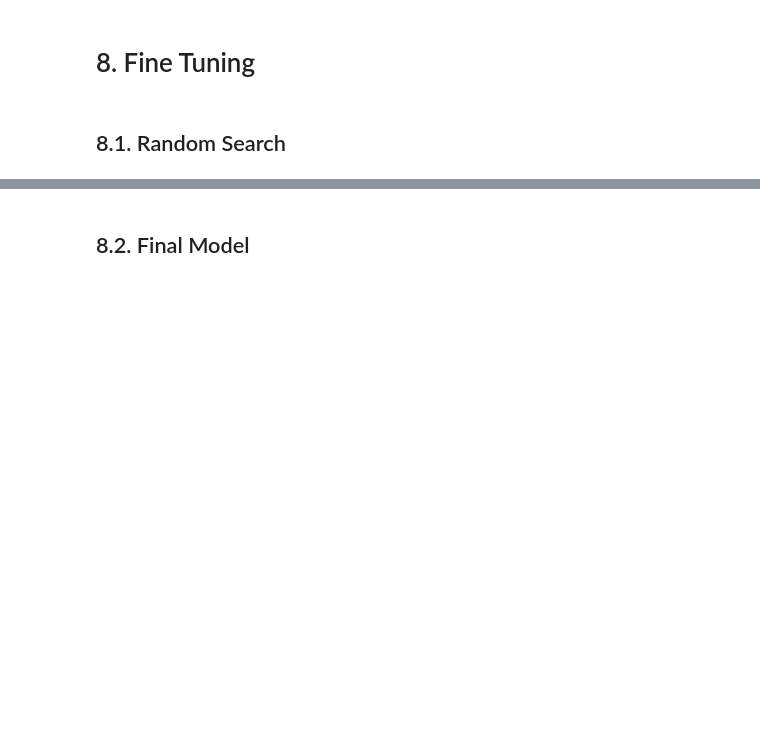
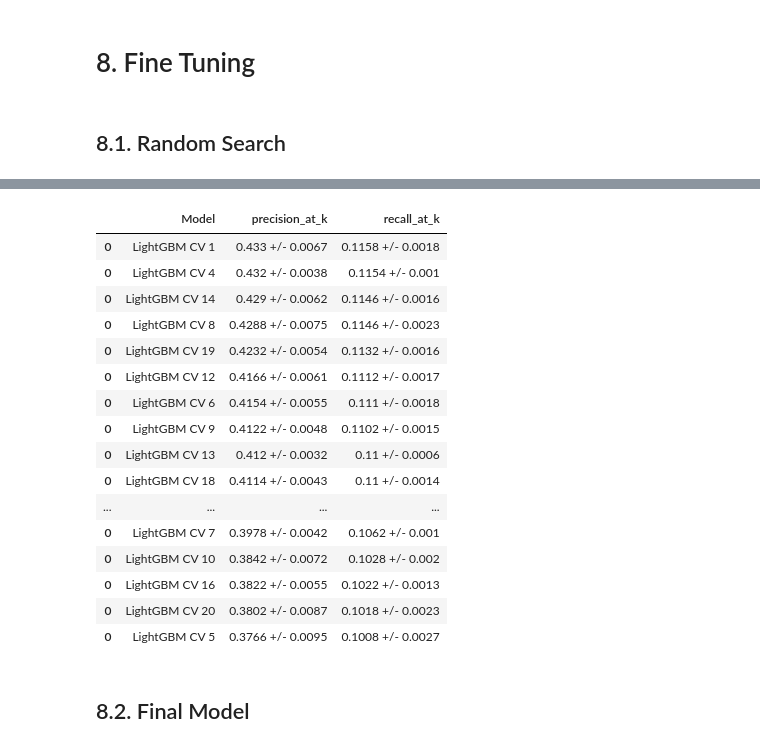
Before and after one commit to m4theus4ndr4de/classification-health-insurance-cross-sell, a Jupyter notebook: notebooks/model-development.ipynb, the cells around one changed output, grey strips where cells are left out. Saved outputs shown, nothing was run; the diff lists cells and outputs as text; code cells hidden in the pictures; blank space fills up the shorter version.

```diff
--- a/notebooks/model-development.ipynb
+++ b/notebooks/model-development.ipynb
@@ -929,23 +888,40 @@ MAX_EVAL = 10
+# %%
+param = {'n_estimators':[100, 500, 1000, 1500, 2000],
+         'learning_rate':[0.001, 0.003, 0.005, 0.0075, 0.01],
+         'num_leaves':[10, 35, 55, 75, 100],
+         'max_depth':[15, 35, 60, 80,100],
+         'min_child_samples':[100, 200, 300, 400, 500],
+         'min_child_weight':[0.001, 0.01, 1, 10, 100],
+         'subsample':[0.1, 0.25, 0.5, 0.75, 1],
+         'colsample_bytree':[0.1, 0.25, 0.5, 0.75, 1],
+         'reg_alpha':[0, 5, 10, 20, 50],
+         'reg_lambda':[0, 5, 10, 20, 50]}
+
+max_eval = 20
 # %%
 final_result = pd.DataFrame()
 
-for i in range(MAX_EVAL):
+for i in range(max_eval):
     # choose values for parameters randomly
     hp = {k:random.sample(v, 1)[0] for k, v in param.items()}
     print("Iteration {}: {}".format(i + 1, hp))
 
-    # model -  can use tree_method ='gpu_hist' to run on gpu
-    model_xgb = xgb.XGBRegressor(tree_method ='gpu_hist',
-                                 objective='reg:squarederror',
-                                 n_estimators=hp['n_estimators'],
-                                 eta=hp['eta'],
-                                 max_depth=hp['max_depth'],
-                                 colsample_bytree=hp['colsample_bytree'],
-                                 subsample=hp['subsample'],
-                                 min_child_weight=hp['min_child_weight'])
+    lgbm_tuned = LGBMClassifier(random_state=42, n_jobs=-1,
+                                n_estimators=hp['n_estimators'],
+                                learning_rate=hp['learning_rate'],
+                                num_leaves=hp['num_leaves'],
+                                max_depth=hp['max_depth'],
+                                min_child_samples=hp['min_child_samples'],
+                                min_child_weight=hp['min_child_weight'],
+                                subsample=hp['subsample'],
+                                colsample_bytree=hp['colsample_bytree'],
+                                reg_alpha=hp['reg_alpha'],
+                                reg_lambda=hp['reg_lambda'],)
+
+    name = 'LightGBM CV' + ' {}'.format(i + 1)
 
     # pemodel_xgbormance
-    result = cross_validation(x_training, 5, 'XGBoost Regressor', model_xgb, verbose=False)
-    final_result = pd.concat([final_result, result])
+    final_result = cross_validation(final_result, 5 , name, lgbm_tuned, x_train, y_train)
 
-final_result
+final_result.sort_values('precision_at_k', ascending=False)
+# %% [output]
@@ -952,2 +948,19 @@ final_result
+|  | Model | precision_at_k | recall_at_k |
+| 0 | LightGBM CV 1 | 0.433 +/- 0.0067 | 0.1158 +/- 0.0018 |
+| 0 | LightGBM CV 4 | 0.432 +/- 0.0038 | 0.1154 +/- 0.001 |
+| 0 | LightGBM CV 14 | 0.429 +/- 0.0062 | 0.1146 +/- 0.0016 |
+| 0 | LightGBM CV 8 | 0.4288 +/- 0.0075 | 0.1146 +/- 0.0023 |
+| 0 | LightGBM CV 19 | 0.4232 +/- 0.0054 | 0.1132 +/- 0.0016 |
+| 0 | LightGBM CV 12 | 0.4166 +/- 0.0061 | 0.1112 +/- 0.0017 |
+| 0 | LightGBM CV 6 | 0.4154 +/- 0.0055 | 0.111 +/- 0.0018 |
+| 0 | LightGBM CV 9 | 0.4122 +/- 0.0048 | 0.1102 +/- 0.0015 |
+| 0 | LightGBM CV 13 | 0.412 +/- 0.0032 | 0.11 +/- 0.0006 |
+| 0 | LightGBM CV 18 | 0.4114 +/- 0.0043 | 0.11 +/- 0.0014 |
+| ... | ... | ... | ... |
+| 0 | LightGBM CV 7 | 0.3978 +/- 0.0042 | 0.1062 +/- 0.001 |
+| 0 | LightGBM CV 10 | 0.3842 +/- 0.0072 | 0.1028 +/- 0.002 |
+| 0 | LightGBM CV 16 | 0.3822 +/- 0.0055 | 0.1022 +/- 0.0013 |
+| 0 | LightGBM CV 20 | 0.3802 +/- 0.0087 | 0.1018 +/- 0.0023 |
+| 0 | LightGBM CV 5 | 0.3766 +/- 0.0095 | 0.1008 +/- 0.0027 |
 # %% [markdown]
 ## 8.2. Final Model
```
Also changed, not shown: parts of 41 cells of this notebook, 6 other files.
